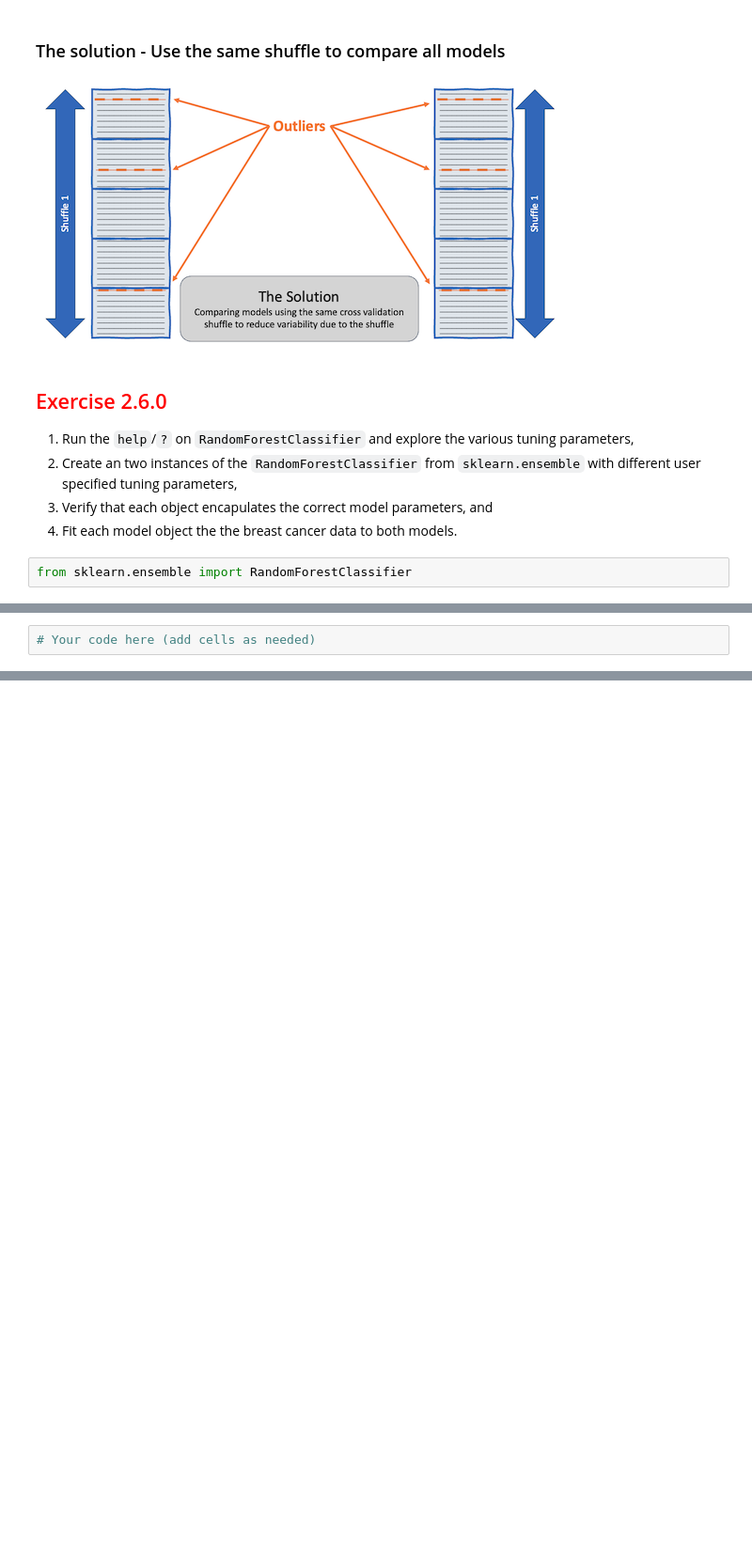
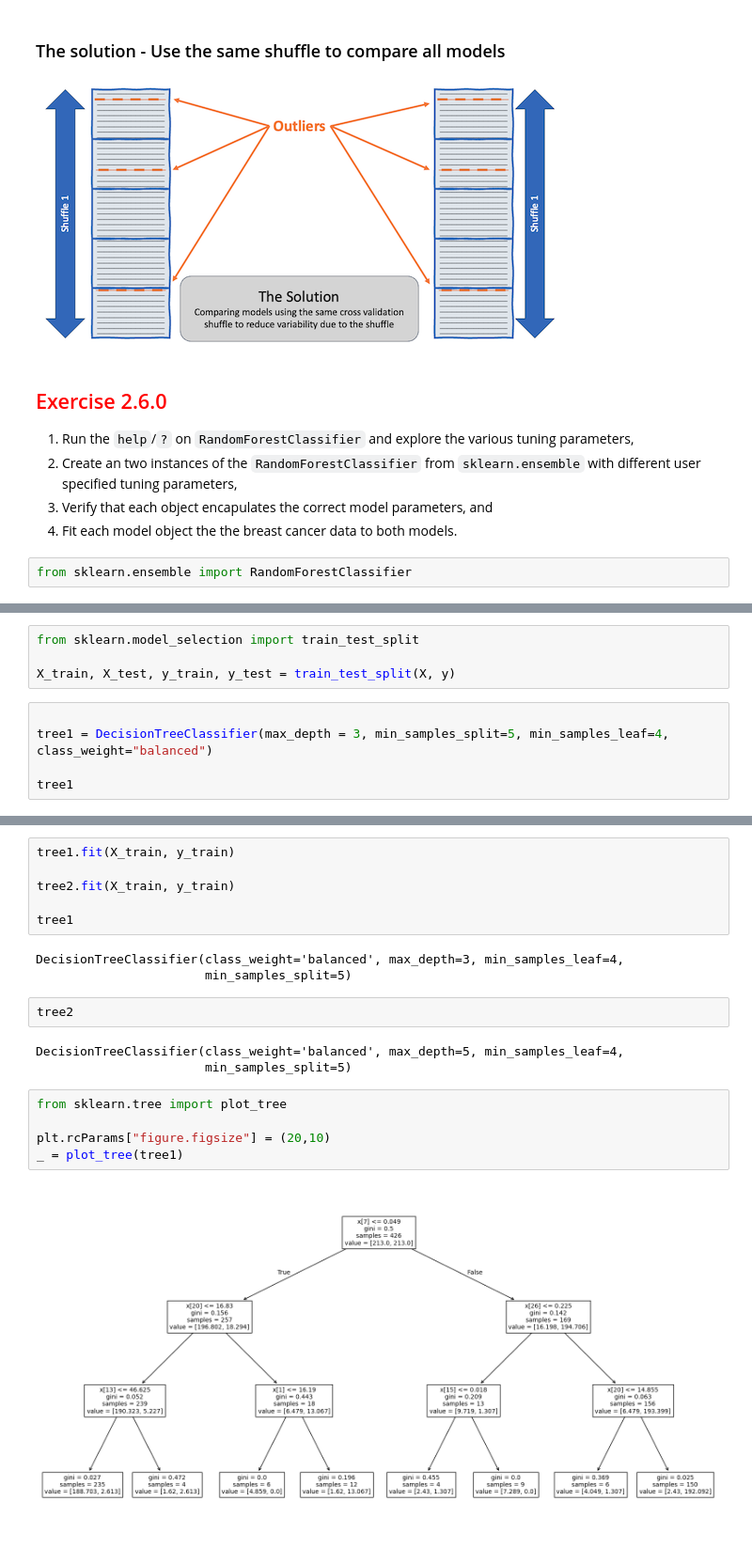
Before and after one commit to wmackedanz/DSCI_326_module_2_plotting_and_modeling_in_Python, a Jupyter notebook: 2_6_0_review_classes_objects_and_cross_validation.ipynb, the cells around one changed output, grey strips where cells are left out. Shown at 94% size. Saved outputs shown, nothing was run; the diff lists cells and outputs as text; blank space fills up the shorter version.

```diff
--- a/2_6_0_review_classes_objects_and_cross_validation.ipynb
+++ b/2_6_0_review_classes_objects_and_cross_validation.ipynb
@@ -135,2 +170,9 @@ from sklearn.ensemble import RandomForestClassifier
+# %%
+from sklearn.model_selection import train_test_split
+
+X_train, X_test, y_train, y_test = train_test_split(X, y)
 # %%
-# Your code here (add cells as needed)
+
+tree1 = DecisionTreeClassifier(max_depth = 3, min_samples_split=5, min_samples_leaf=4, class_weight="balanced")
+
+tree1
@@ -136,0 +190,21 @@ from sklearn.ensemble import RandomForestClassifier
+# %%
+tree1.fit(X_train, y_train)
+
+tree2.fit(X_train, y_train)
+
+tree1
+# %% [output]
+DecisionTreeClassifier(class_weight='balanced', max_depth=3, min_samples_leaf=4,
+                       min_samples_split=5)
+# %%
+tree2
+# %% [output]
+DecisionTreeClassifier(class_weight='balanced', max_depth=5, min_samples_leaf=4,
+                       min_samples_split=5)
+# %%
+from sklearn.tree import plot_tree
+
+plt.rcParams["figure.figsize"] = (20,10)
+_ = plot_tree(tree1)
+# %% [output]
+[figure, added]
```
Also changed, not shown: parts of 5 cells of this notebook.
